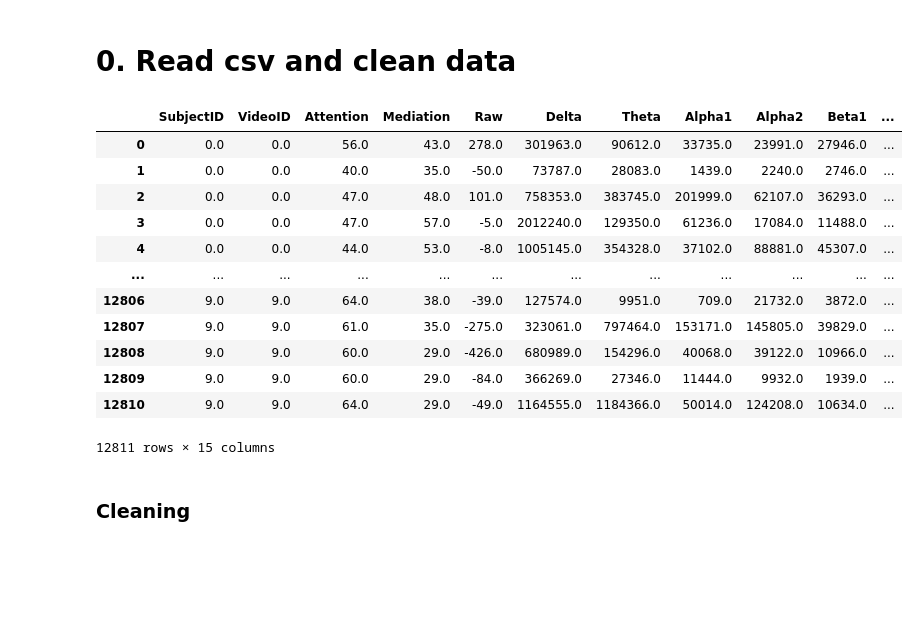
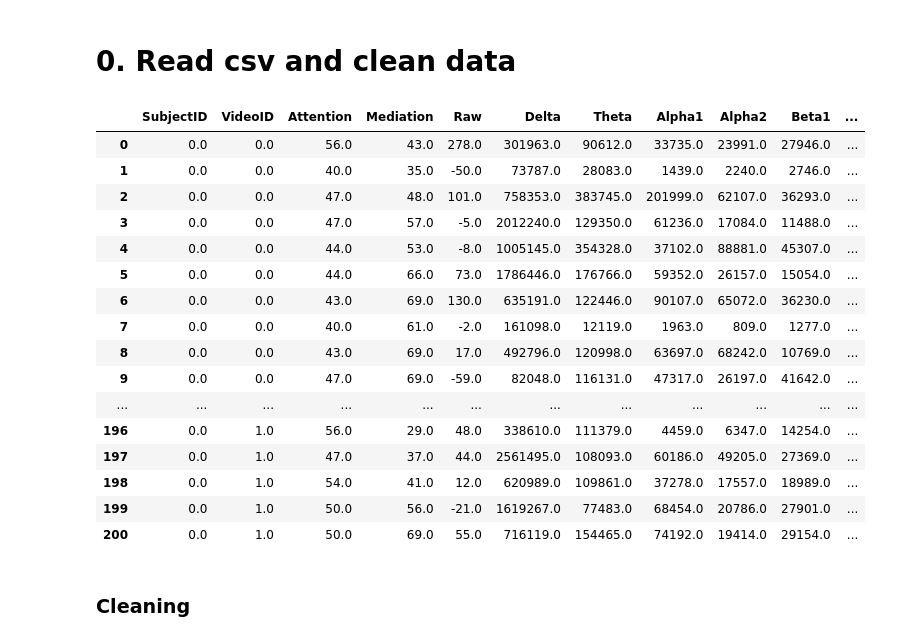
Before and after one commit to DannyTDS/EEG-analysis-project, a Jupyter notebook: classification.ipynb, the cells around one changed output. Saved outputs shown, nothing was run; the diff lists cells and outputs as text; code cells hidden in the pictures; blank space fills up the shorter version.

```diff
--- a/classification.ipynb
+++ b/classification.ipynb
@@ -19,27 +19,38 @@ from sklearn.ensemble import RandomForestClassifier
 from sklearn.ensemble import AdaBoostClassifier
 from sklearn.neural_network import MLPClassifier
 
+
+import seaborn as sns
+import matplotlib.pyplot as plt
+import scipy.stats as stats
 # viz
 #import graphviz
+pd.set_option('display.max_rows', 1000)
+pd.set_option('display.max_columns', 500)
+pd.set_option('display.width', 1000)
 # %% [markdown]
 # 0. Read csv and clean data
 # %%
 df = pd.read_csv("./EEG_data.csv")
-df
+df.loc[:200,:]
 # %% [output]
 |  | SubjectID | VideoID | Attention | Mediation | Raw | Delta | Theta | Alpha1 | Alpha2 | Beta1 | ... |
 | 0 | 0.0 | 0.0 | 56.0 | 43.0 | 278.0 | 301963.0 | 90612.0 | 33735.0 | 23991.0 | 27946.0 | ... |
 | 1 | 0.0 | 0.0 | 40.0 | 35.0 | -50.0 | 73787.0 | 28083.0 | 1439.0 | 2240.0 | 2746.0 | ... |
 | 2 | 0.0 | 0.0 | 47.0 | 48.0 | 101.0 | 758353.0 | 383745.0 | 201999.0 | 62107.0 | 36293.0 | ... |
 | 3 | 0.0 | 0.0 | 47.0 | 57.0 | -5.0 | 2012240.0 | 129350.0 | 61236.0 | 17084.0 | 11488.0 | ... |
 | 4 | 0.0 | 0.0 | 44.0 | 53.0 | -8.0 | 1005145.0 | 354328.0 | 37102.0 | 88881.0 | 45307.0 | ... |
+| 5 | 0.0 | 0.0 | 44.0 | 66.0 | 73.0 | 1786446.0 | 176766.0 | 59352.0 | 26157.0 | 15054.0 | ... |
+| 6 | 0.0 | 0.0 | 43.0 | 69.0 | 130.0 | 635191.0 | 122446.0 | 90107.0 | 65072.0 | 36230.0 | ... |
+| 7 | 0.0 | 0.0 | 40.0 | 61.0 | -2.0 | 161098.0 | 12119.0 | 1963.0 | 809.0 | 1277.0 | ... |
+| 8 | 0.0 | 0.0 | 43.0 | 69.0 | 17.0 | 492796.0 | 120998.0 | 63697.0 | 68242.0 | 10769.0 | ... |
+| 9 | 0.0 | 0.0 | 47.0 | 69.0 | -59.0 | 82048.0 | 116131.0 | 47317.0 | 26197.0 | 41642.0 | ... |
 | ... | ... | ... | ... | ... | ... | ... | ... | ... | ... | ... | ... |
-| 12806 | 9.0 | 9.0 | 64.0 | 38.0 | -39.0 | 127574.0 | 9951.0 | 709.0 | 21732.0 | 3872.0 | ... |
-| 12807 | 9.0 | 9.0 | 61.0 | 35.0 | -275.0 | 323061.0 | 797464.0 | 153171.0 | 145805.0 | 39829.0 | ... |
-| 12808 | 9.0 | 9.0 | 60.0 | 29.0 | -426.0 | 680989.0 | 154296.0 | 40068.0 | 39122.0 | 10966.0 | ... |
-| 12809 | 9.0 | 9.0 | 60.0 | 29.0 | -84.0 | 366269.0 | 27346.0 | 11444.0 | 9932.0 | 1939.0 | ... |
-| 12810 | 9.0 | 9.0 | 64.0 | 29.0 | -49.0 | 1164555.0 | 1184366.0 | 50014.0 | 124208.0 | 10634.0 | ... |
+| 196 | 0.0 | 1.0 | 56.0 | 29.0 | 48.0 | 338610.0 | 111379.0 | 4459.0 | 6347.0 | 14254.0 | ... |
+| 197 | 0.0 | 1.0 | 47.0 | 37.0 | 44.0 | 2561495.0 | 108093.0 | 60186.0 | 49205.0 | 27369.0 | ... |
+| 198 | 0.0 | 1.0 | 54.0 | 41.0 | 12.0 | 620989.0 | 109861.0 | 37278.0 | 17557.0 | 18989.0 | ... |
+| 199 | 0.0 | 1.0 | 50.0 | 56.0 | -21.0 | 1619267.0 | 77483.0 | 68454.0 | 20786.0 | 27901.0 | ... |
+| 200 | 0.0 | 1.0 | 50.0 | 69.0 | 55.0 | 716119.0 | 154465.0 | 74192.0 | 19414.0 | 29154.0 | ... |
-12811 rows × 15 columns
 # %% [markdown]
 ### Cleaning
 # %%
```
Also changed, not shown: parts of 10 cells of this notebook, 1 other file.
